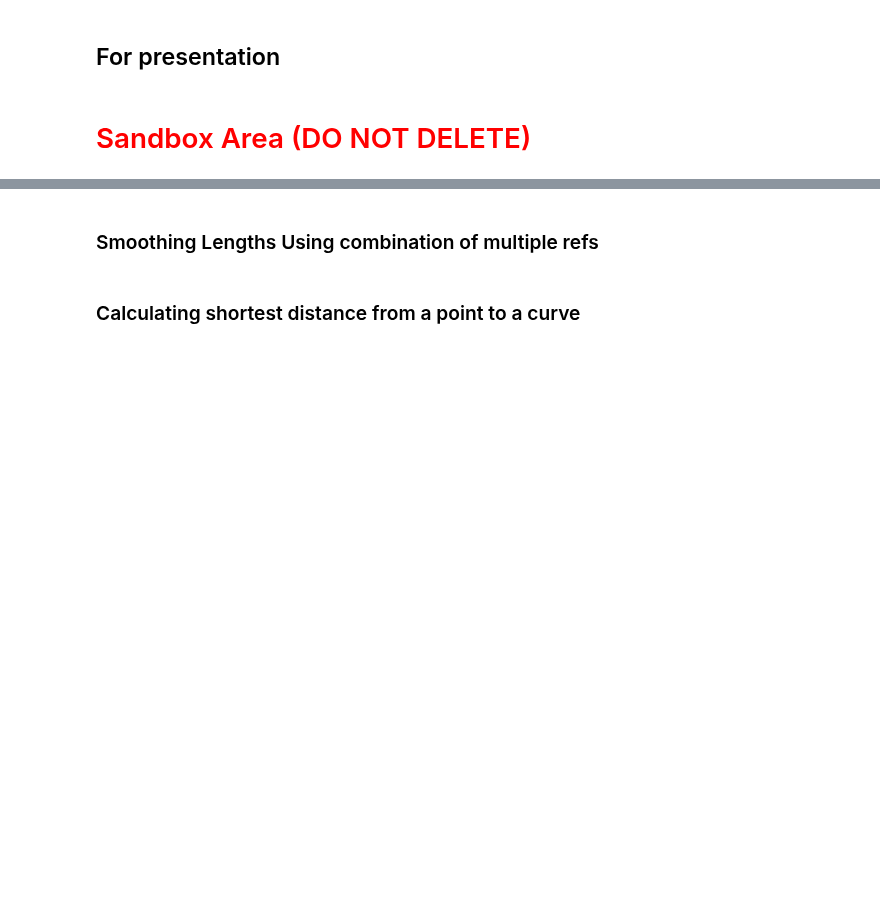
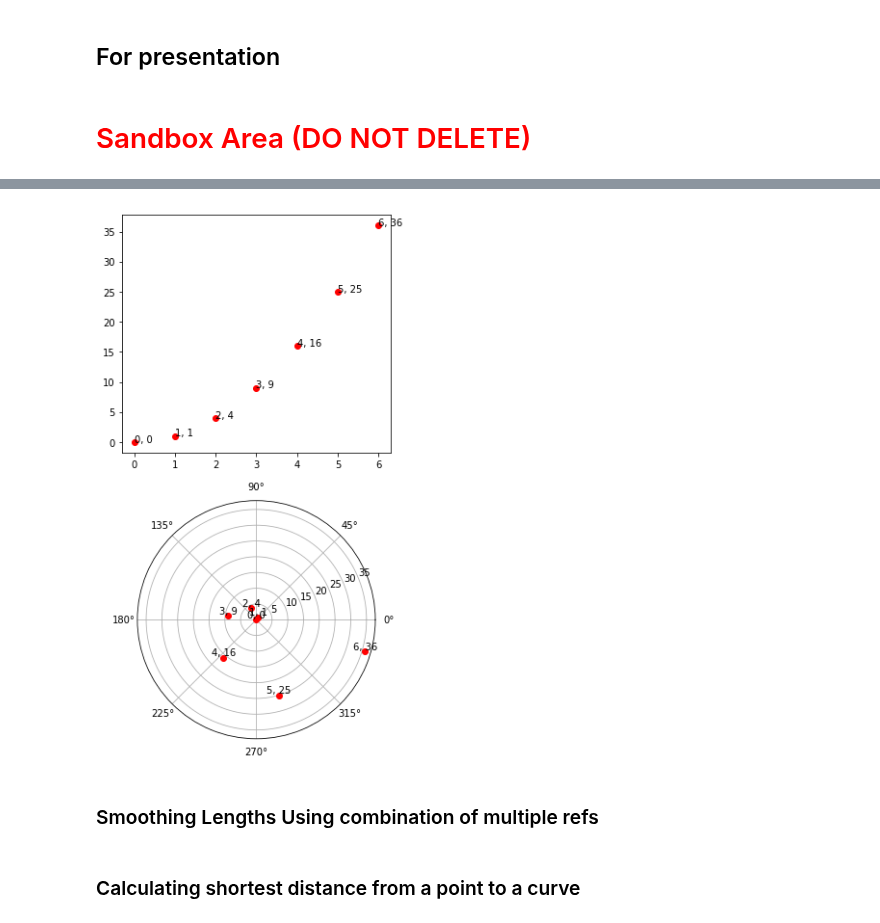
Before and after one commit to hooman67/poseEstimation, a Jupyter notebook: hsWM_algoDev.ipynb, the cells around one changed output, grey strips where cells are left out. Cells and saved outputs as stored; diff of their text form; code cells hidden in the pictures; blank space fills up the shorter version.

```diff
--- a/hsWM_algoDev.ipynb
+++ b/hsWM_algoDev.ipynb
@@ -4614,0 +4769,22 @@ fig, ax=plt.subplots(num=10, clear=True)
+# %%
+xs = np.arange(7)
+ys = xs**2
+
+fig = plt.figure(figsize=(5, 10))
+ax = plt.subplot(2, 1, 1)
+
+
+for x, y in zip(xs, ys):
+    plt.plot(x, y, 'ro')
+    plt.text(x, y, '%d, %d' % (int(x), int(y)))
+
+
+
+ax = plt.subplot(2, 1, 2, projection='polar')
+
+for x, y in zip(xs, ys):
+    plt.polar(x, y, 'ro')
+
+plt.show()
+# %% [output]
+[figure, added]
```
Also changed, not shown: parts of 24 cells of this notebook.
